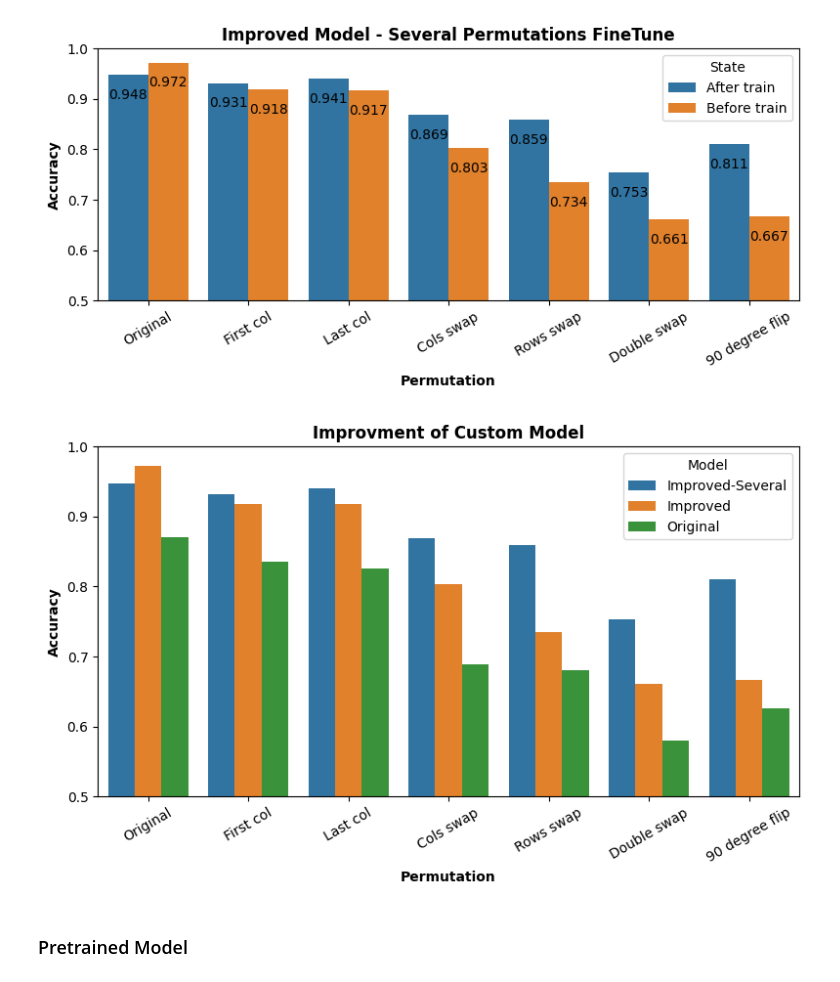
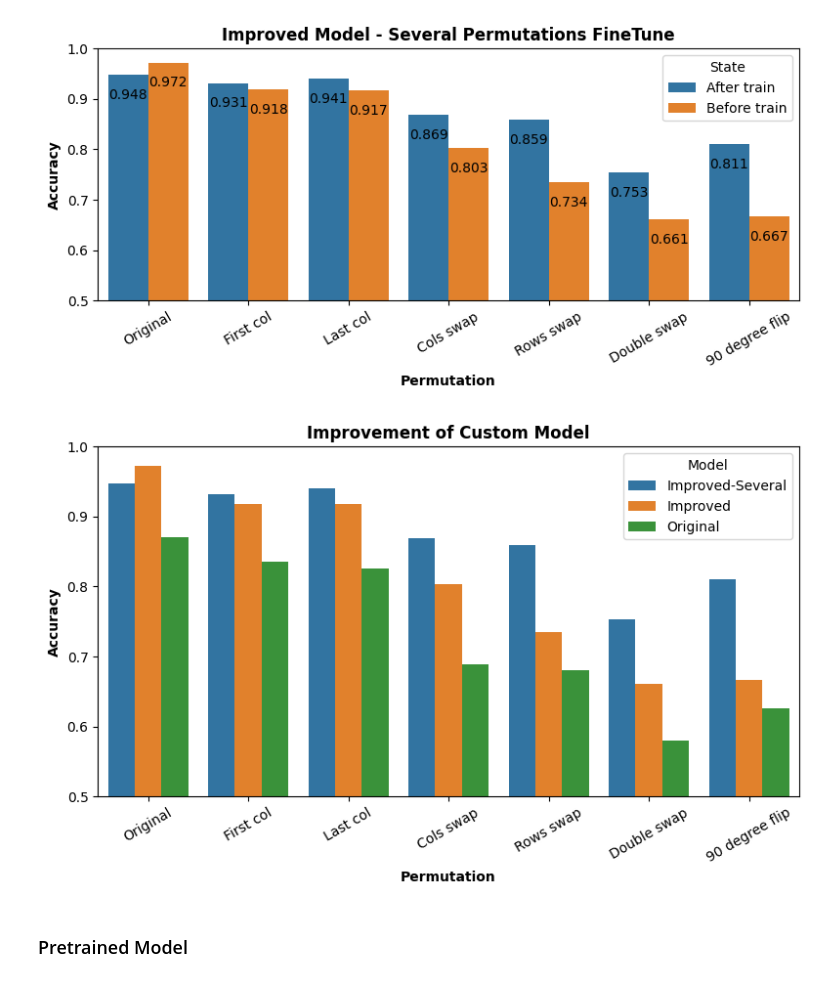
Before and after one commit to itayshap/MLDS-Final-Project, a Jupyter notebook: Final_Project_Permuted Puzzle.ipynb, the cells around one changed output. Cells and saved outputs as stored; diff of their text form; code cells hidden in the pictures.

```diff
--- a/Final_Project_Permuted Puzzle.ipynb
+++ b/Final_Project_Permuted Puzzle.ipynb
@@ -248,9 +247,9 @@ improved_model_premutation_df[improved_model_premutation_df.State == 'Before tra
 custom_model_premutation_df.loc[custom_model_premutation_df.State == 'Before train']])
 # %%
 draw_bar_plot(data=permutation_test_final_df,  x='Permutation', y='Accuracy', \
-              hue='Model', title='Improvment of Custom Model', figsize=(8,5), ylim=(0.5,1), rotation=30, palette=None, value_verbose=False, legend_loc='upper right')
+              hue='Model', title='Improvement of Custom Model', figsize=(8,5), ylim=(0.5,1), rotation=30, palette=None, value_verbose=False, legend_loc='upper right')
 # %% [output]
-[figure, old version]
+[figure, new version]
 # %% [markdown]
 ### Pretrained Model
 # %%
```
Also changed, not shown: parts of 9 cells of this notebook.
